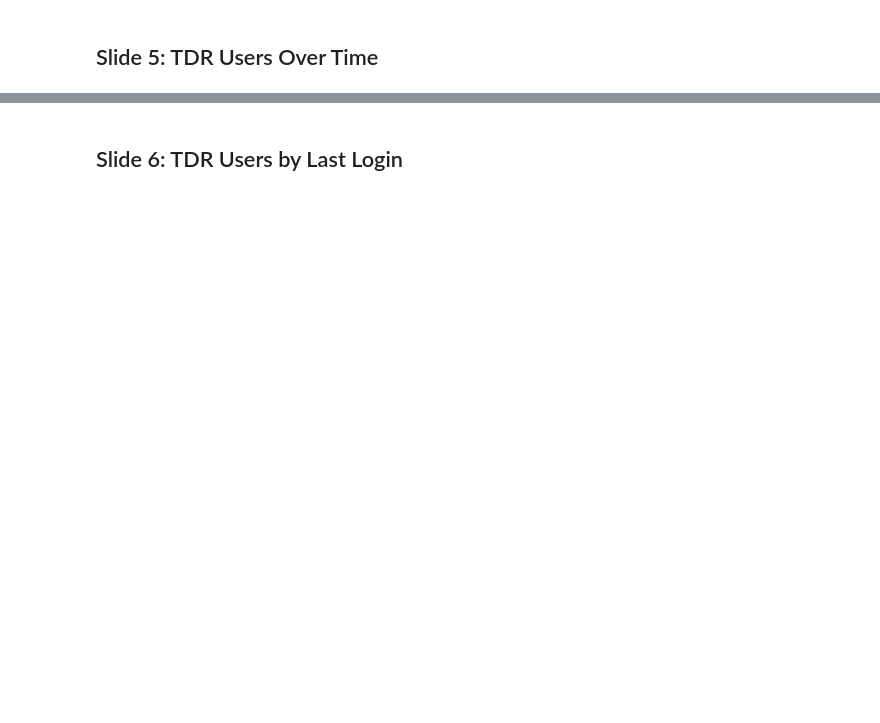
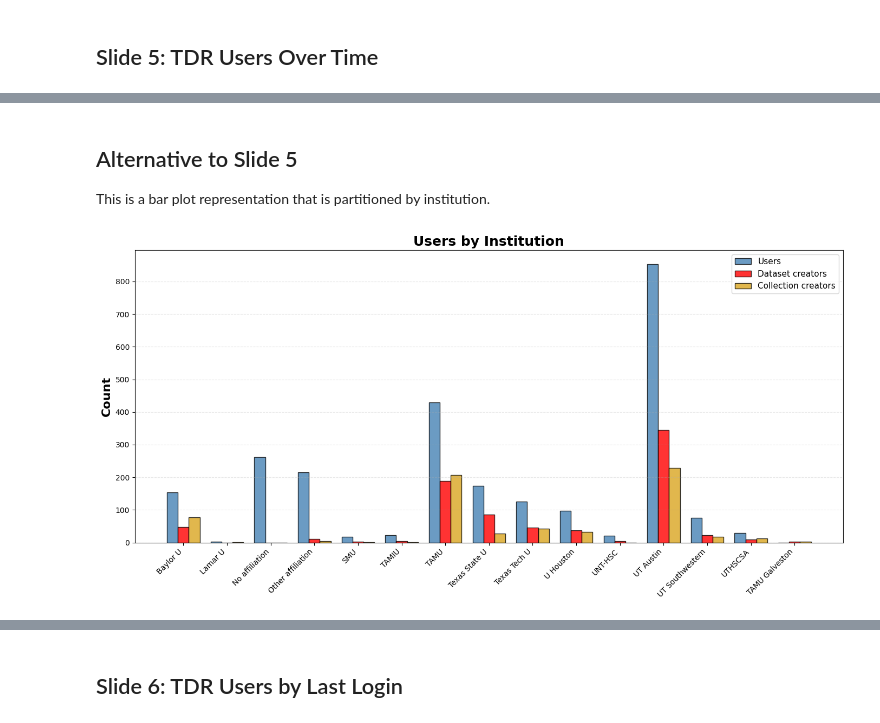
Before and after one commit to TexasDigitalLibrary/tdr-assessment-scripts, a Jupyter notebook: tcdl-graphs.ipynb, the cells around one changed output, grey strips where cells are left out. Drawn from its saved outputs; the diff is of its cells as text; code cells hidden in the pictures; blank space fills up the shorter version.

```diff
--- a/tcdl-graphs.ipynb
+++ b/tcdl-graphs.ipynb
@@ -306,0 +396,68 @@ plt.show()
+# %% [markdown]
+## Alternative to Slide 5
+
+This is a bar plot representation that is partitioned by institution.
+# %%
+# Group by institution and count unique users
+users_by_institution = users_real.groupby('Affiliation_Standardized').size().reset_index(name='total')
+users_by_institution.rename(columns={'Affiliation_Standardized': 'institution'}, inplace=True)
+users_by_institution['category'] = 'Users'
+
+# Group by institution and count unique contactIdentifiers (contacts/depositors)
+datasets_by_institution = datasets.groupby('institution_standardized')['dataset_depositor'].nunique().reset_index(name='total')
+datasets_by_institution.rename(columns={'institution_standardized': 'institution'}, inplace=True)
+datasets_by_institution['category'] = 'Dataset creators'
+
+# Group by institution and count unique dataverses
+dataverses_by_institution = dataverses_actual.groupby('institution_standardized')['contactIdentifier'].nunique().reset_index(name='total')
+dataverses_by_institution.rename(columns={'institution_standardized': 'institution'}, inplace=True)
+dataverses_by_institution['category'] = 'Collection creators'
+
+# Combine all three
+combined_by_institution = pd.concat([users_by_institution, datasets_by_institution, dataverses_by_institution], ignore_index=True)
+
+# Create the figure and axis
+fig, ax = plt.subplots(figsize=(14, 7))
+
+# Get unique institutions and categories
+institutions = combined_by_institution['institution'].unique()
+categories = ['Users', 'Dataset creators', 'Collection creators']
+
+# Set up bar positions
+x = np.arange(len(institutions))
+width = 0.25  # Width of each bar
+
+# Define colors for each category
+colors = {
+    'Users': 'steelblue',
+    'Dataset creators': 'red',
+    'Collection creators': 'goldenrod'
+}
+
+# Plot bars for each category
+for i, category in enumerate(categories):
+    data = combined_by_institution[combined_by_institution['category'] == category]
+
+    # Create a mapping of institution to total for this category
+    values = [data[data['institution'] == inst]['total'].values[0] if inst in data['institution'].values else 0
+              for inst in institutions]
+
+    ax.bar(x + (i - 1) * width, values, width,
+           label=category, color=colors[category], edgecolor='black', alpha=0.8)
+
+# Customize the plot
+ax.set_xlabel('', fontsize=16, fontweight='bold')
+ax.set_ylabel('Count', fontsize=16, fontweight='bold')
+ax.set_title('Users by Institution', fontsize=18, fontweight='bold')
+ax.set_xticks(x)
+ax.set_xticklabels(institutions, rotation=45, ha='right')
+ax.legend(fontsize=11)
+ax.grid(True, alpha=0.3, axis='y', linestyle='--')
+
+# Adjust layout
+plt.tight_layout()
+
+# Display
+plt.show()
+# %% [output]
+[figure, added]
```
Also changed, not shown: parts of 54 cells of this notebook, 4 other files.
